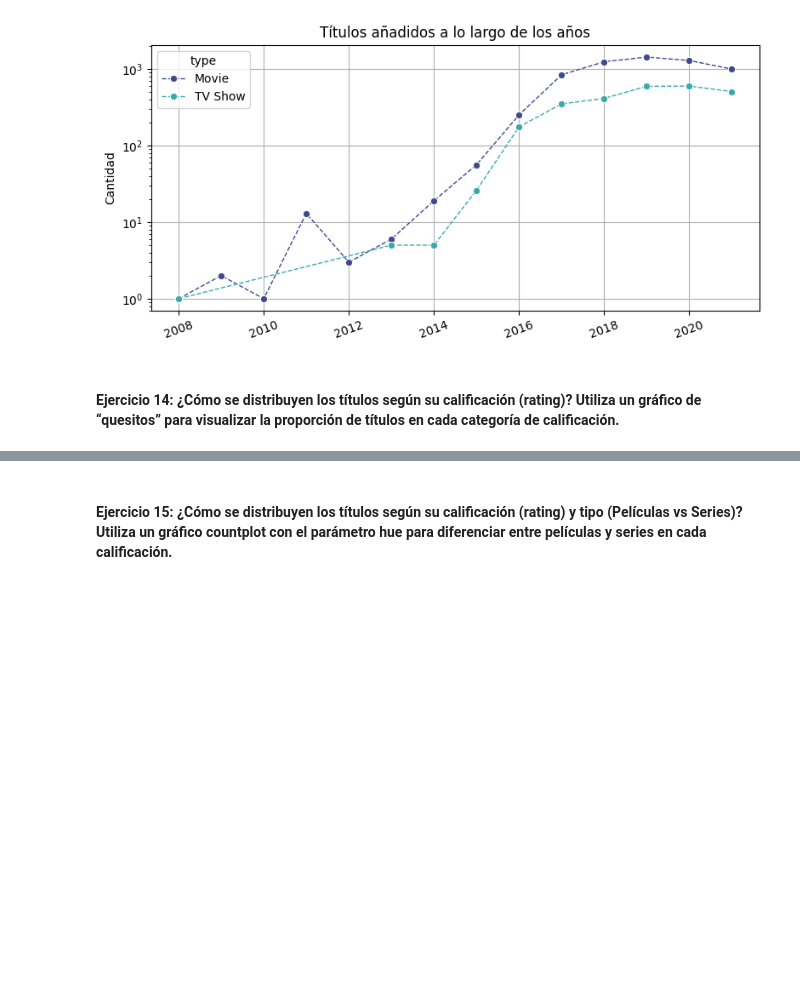
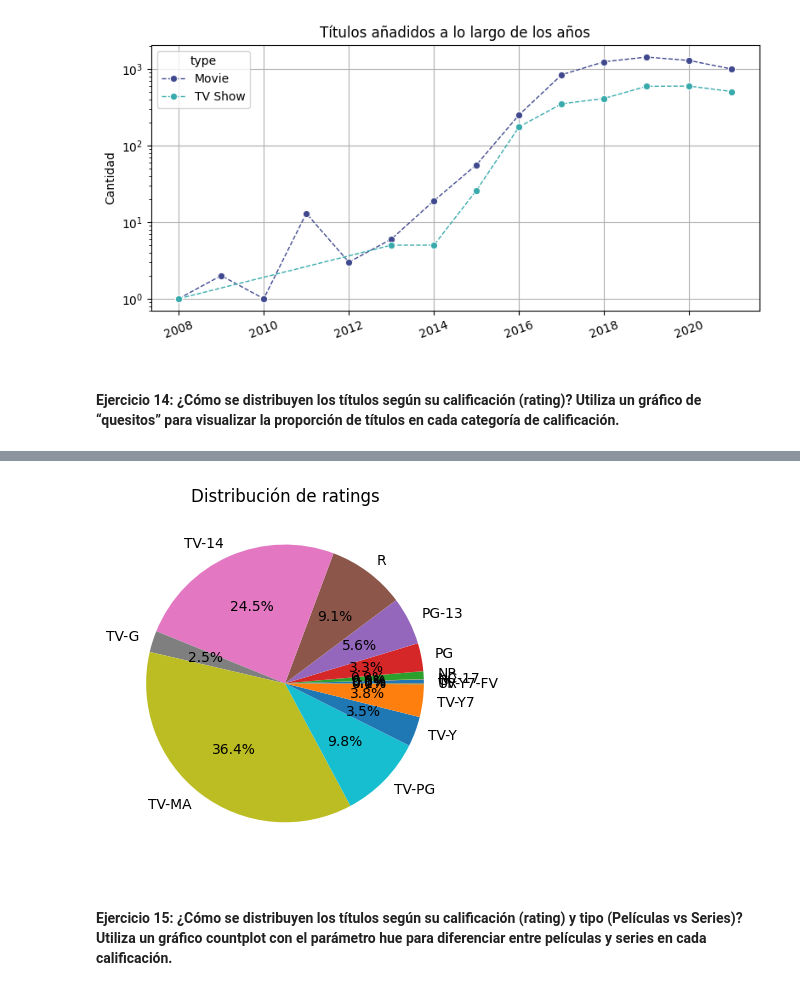
Before and after one commit to SupernovaIa/Laboratorio-Visualizacion, a Jupyter notebook: laboratorio-modulo2-leccion04-visualizacion.ipynb, the cells around one changed output, grey strips where cells are left out. Saved outputs shown, nothing was run; the diff lists cells and outputs as text; code cells hidden in the pictures; blank space fills up the shorter version.

```diff
--- a/laboratorio-modulo2-leccion04-visualizacion.ipynb
+++ b/laboratorio-modulo2-leccion04-visualizacion.ipynb
@@ -531,3 +531,7 @@ plt.tight_layout()
 [figure]
 # %% [markdown]
 #### Ejercicio 14: ¿Cómo se distribuyen los títulos según su calificación (rating)? Utiliza un gráfico de “quesitos” para visualizar la proporción de títulos en cada categoría de calificación.
+# %%
+df_rating_pie = df_clean.groupby(['rating'])['title'].count().reset_index(name='count')
+
+df_rating_pie
@@ -534,2 +554,13 @@ plt.tight_layout()
+# %%
+plt.figure(figsize=(8, 4))
+
+plt.pie("count", labels= "rating",
+        data = df_rating_pie,
+        autopct=  '%1.1f%%')
+
+plt.title('Distribución de ratings')
+plt.tight_layout()
+# %% [output]
+[figure, added]
 # %% [markdown]
 #### Ejercicio 15: ¿Cómo se distribuyen los títulos según su calificación (rating) y tipo (Películas vs Series)? Utiliza un gráfico countplot con el parámetro hue para diferenciar entre películas y series en cada calificación.
```
Also changed, not shown: parts of 2 cells of this notebook.
